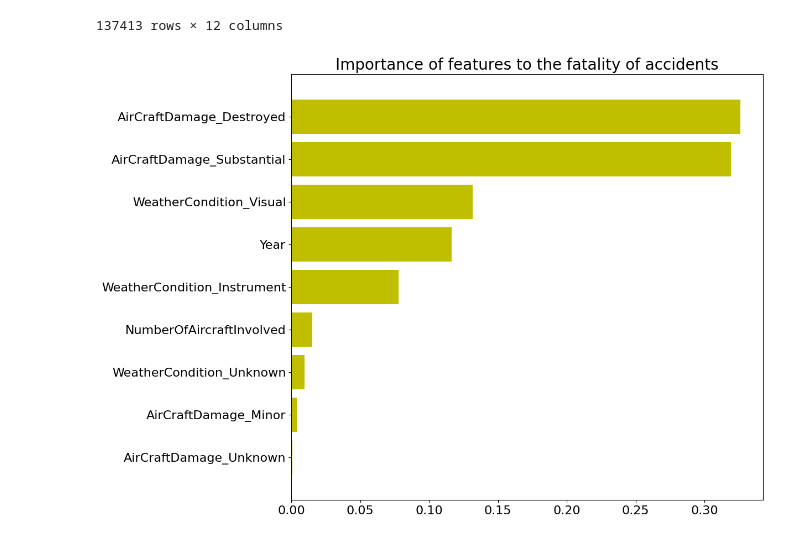
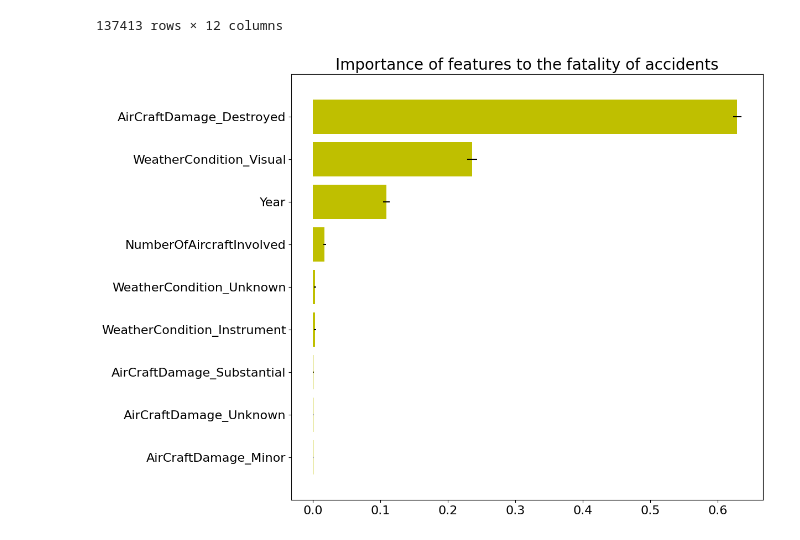
Before and after one commit to deniselouzada/air-accident-reports, a Jupyter notebook: ntsb-accidents2.ipynb, the cells around one changed output. Cells and saved outputs as stored; diff of their text form; code cells hidden in the pictures.

Commit message:
update random forest

```diff
--- a/ntsb-accidents2.ipynb
+++ b/ntsb-accidents2.ipynb
@@ -1120,11 +1128,10 @@ df_imp
 137413 rows × 12 columns
 # %%
 # Convert categorical variables to numeric using one hot encoding
-df_imp = pd.get_dummies(
-    df_imp, columns=["AirCraftDamage", "WeatherCondition"]
-)
+df_imp = pd.get_dummies(df_imp, columns=["AirCraftDamage", "WeatherCondition"])
 # %%
 X = df_imp.drop(
-    columns=['City', 'Country', "FatalInjuries", "MinorInjuries", "SeriousInjuries", "AccidentSeverity", 'NumberOfEngines', 'EventTime']
+    columns=['City', 'Country', "FatalInjuries", "MinorInjuries",
+             "SeriousInjuries", "AccidentSeverity", 'NumberOfEngines', 'EventTime']
 )
 # %%
@@ -1132,3 +1139,3 @@ y = df_imp["AccidentSeverity"].apply(lambda x: 1 if x == 'Fatal' else 0)
 # %%
-rf_model = RandomForestClassifier(class_weight={0:0.84, 1:0.16})
+rf_model = RandomForestClassifier(class_weight={0: 0.84, 1: 0.16}, max_features=None)
 # %%
@@ -1137,14 +1144,17 @@ model = rf_model.fit(X,y)
 importances = model.feature_importances_
 # %%
 indices = np.argsort(importances)
+# %%
+std = np.std([tree.feature_importances_ for tree in model.estimators_], axis = 0)
 # %%
 # Plot
-plt.figure(1, figsize = (11, 10))
-plt.title("Importance of features to the fatality of accidents", fontsize = 20)
-plt.barh(range(X.shape[1]), importances[indices], color = "y", align = "center")
-plt.yticks(range(X.shape[1]), X.columns[indices], fontsize = 16)
+plt.figure(1, figsize=(11, 10))
+plt.title("Importance of features to the fatality of accidents", fontsize=20)
+plt.barh(range(X.shape[1]), importances[indices],
+         color="y", xerr=std[indices], align="center")
+plt.yticks(range(X.shape[1]), X.columns[indices], fontsize=16)
 plt.ylim([-1, X.shape[1]])
-plt.xticks(fontsize = 16)
+plt.xticks(fontsize=16)
 plt.show()
 # %% [output]
-[figure, old version]
+[figure, new version]
```
Also changed, not shown: parts of 12 cells of this notebook.
